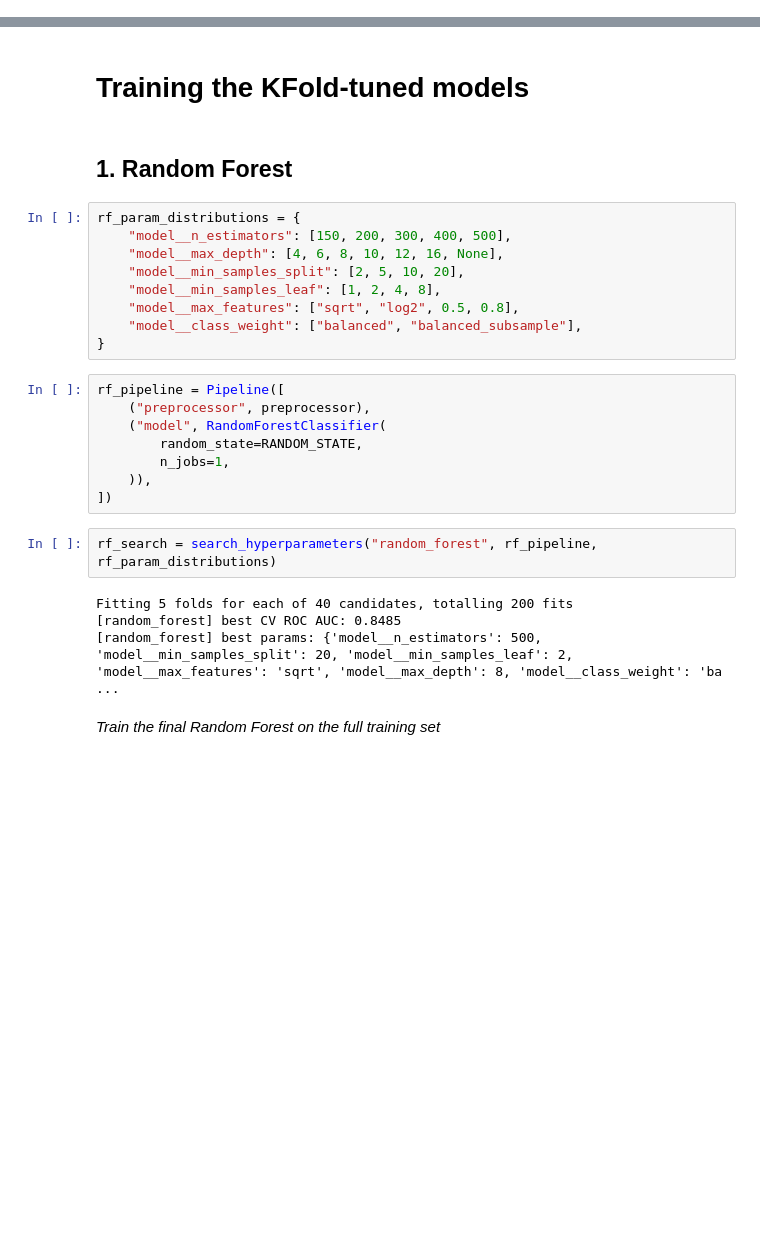
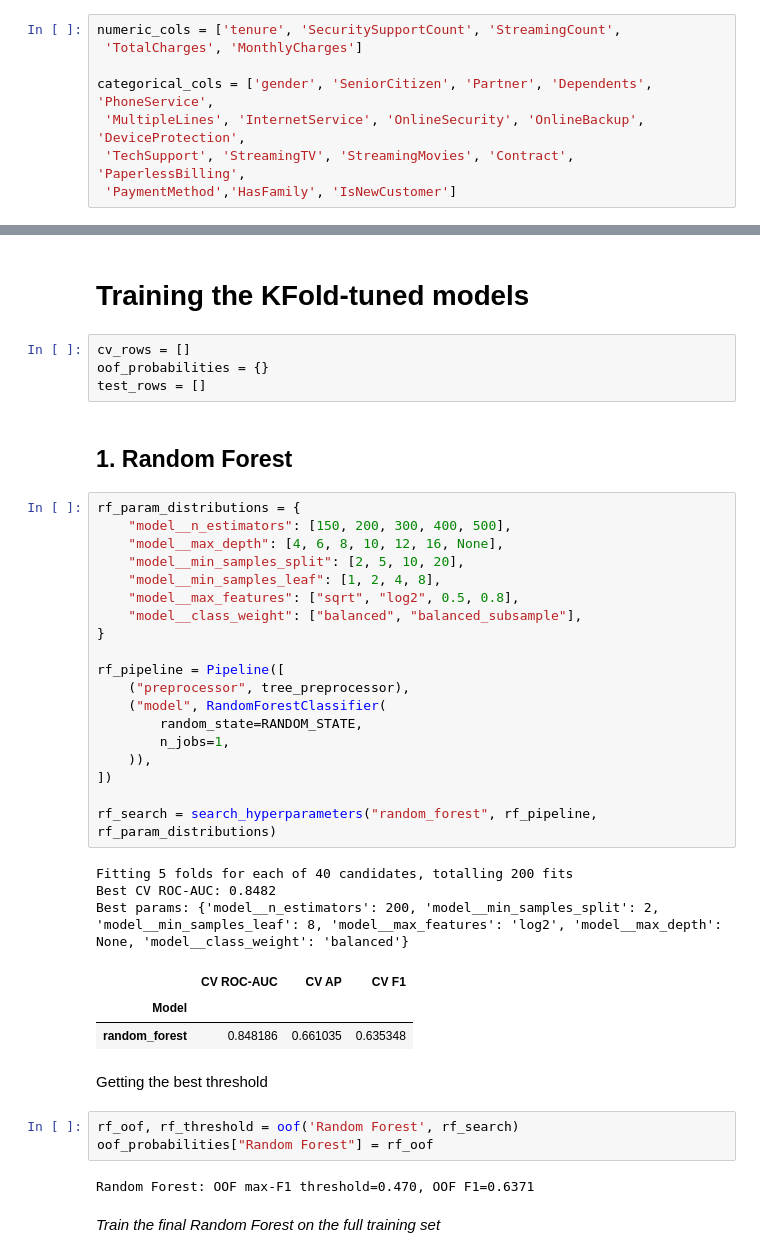
Before and after one commit to serieh/To-Catch-a-Churner, a Jupyter notebook: Notebooks/ML.ipynb, the cells around one changed output, grey strips where cells are left out. Drawn from its saved outputs; the diff is of its cells as text; blank space fills up the shorter version.

```diff
--- a/Notebooks/ML.ipynb
+++ b/Notebooks/ML.ipynb
@@ -192,0 +165,8 @@ skf: StratifiedKFold(n_splits=5, random_state=42, shuffle=True)
+# %%
+numeric_cols = ['tenure', 'SecuritySupportCount', 'StreamingCount',
+ 'TotalCharges', 'MonthlyCharges']
+
+categorical_cols = ['gender', 'SeniorCitizen', 'Partner', 'Dependents', 'PhoneService',
+ 'MultipleLines', 'InternetService', 'OnlineSecurity', 'OnlineBackup', 'DeviceProtection',
+ 'TechSupport', 'StreamingTV', 'StreamingMovies', 'Contract', 'PaperlessBilling',
+ 'PaymentMethod','HasFamily', 'IsNewCustomer']
@@ -271,30 +330,44 @@ def evaluate_and_save(name, fitted_pipeline, extra_info=None):
 # %% [markdown]
 # Training the KFold-tuned models
+# %%
+cv_rows = []
+oof_probabilities = {}
+test_rows = []
 # %% [markdown]
 ## 1. Random Forest
 # %%
 rf_param_distributions = {
     "model__n_estimators": [150, 200, 300, 400, 500],
     "model__max_depth": [4, 6, 8, 10, 12, 16, None],
     "model__min_samples_split": [2, 5, 10, 20],
     "model__min_samples_leaf": [1, 2, 4, 8],
     "model__max_features": ["sqrt", "log2", 0.5, 0.8],
     "model__class_weight": ["balanced", "balanced_subsample"],
 }
+
+rf_pipeline = Pipeline([
+    ("preprocessor", tree_preprocessor),
+    ("model", RandomForestClassifier(
+        random_state=RANDOM_STATE,
+        n_jobs=1,
+    )),
+])
+
+rf_search = search_hyperparameters("random_forest", rf_pipeline, rf_param_distributions)
+# %% [output]
+Fitting 5 folds for each of 40 candidates, totalling 200 fits
+Best CV ROC-AUC: 0.8482
+Best params: {'model__n_estimators': 200, 'model__min_samples_split': 2, 'model__min_samples_leaf': 8, 'model__max_features': 'log2', 'model__max_depth': None, 'model__class_weight': 'balanced'}
+|  | CV ROC-AUC | CV AP | CV F1 |
+| Model |  |  |  |
+| random_forest | 0.848186 | 0.661035 | 0.635348 |
-# %%
-rf_pipeline = Pipeline([
-    ("preprocessor", preprocessor),
-    ("model", RandomForestClassifier(
-        random_state=RANDOM_STATE,
-        n_jobs=1,
-    )),
-])
-# %%
-rf_search = search_hyperparameters("random_forest", rf_pipeline, rf_param_distributions)
-# %% [output]
-Fitting 5 folds for each of 40 candidates, totalling 200 fits
-[random_forest] best CV ROC AUC: 0.8485
-[random_forest] best params: {'model__n_estimators': 500, 'model__min_samples_split': 20, 'model__min_samples_leaf': 2, 'model__max_features': 'sqrt', 'model__max_depth': 8, 'model__class_weight': 'ba ...
+# %% [markdown]
+Getting the best threshold
+# %%
+rf_oof, rf_threshold = oof('Random Forest', rf_search)
+oof_probabilities["Random Forest"] = rf_oof
+# %% [output]
+Random Forest: OOF max-F1 threshold=0.470, OOF F1=0.6371
 # %% [markdown]
 *Train the final Random Forest on the full training set*
 # %%
```
Also changed, not shown: parts of 32 cells of this notebook, 20 other files.
